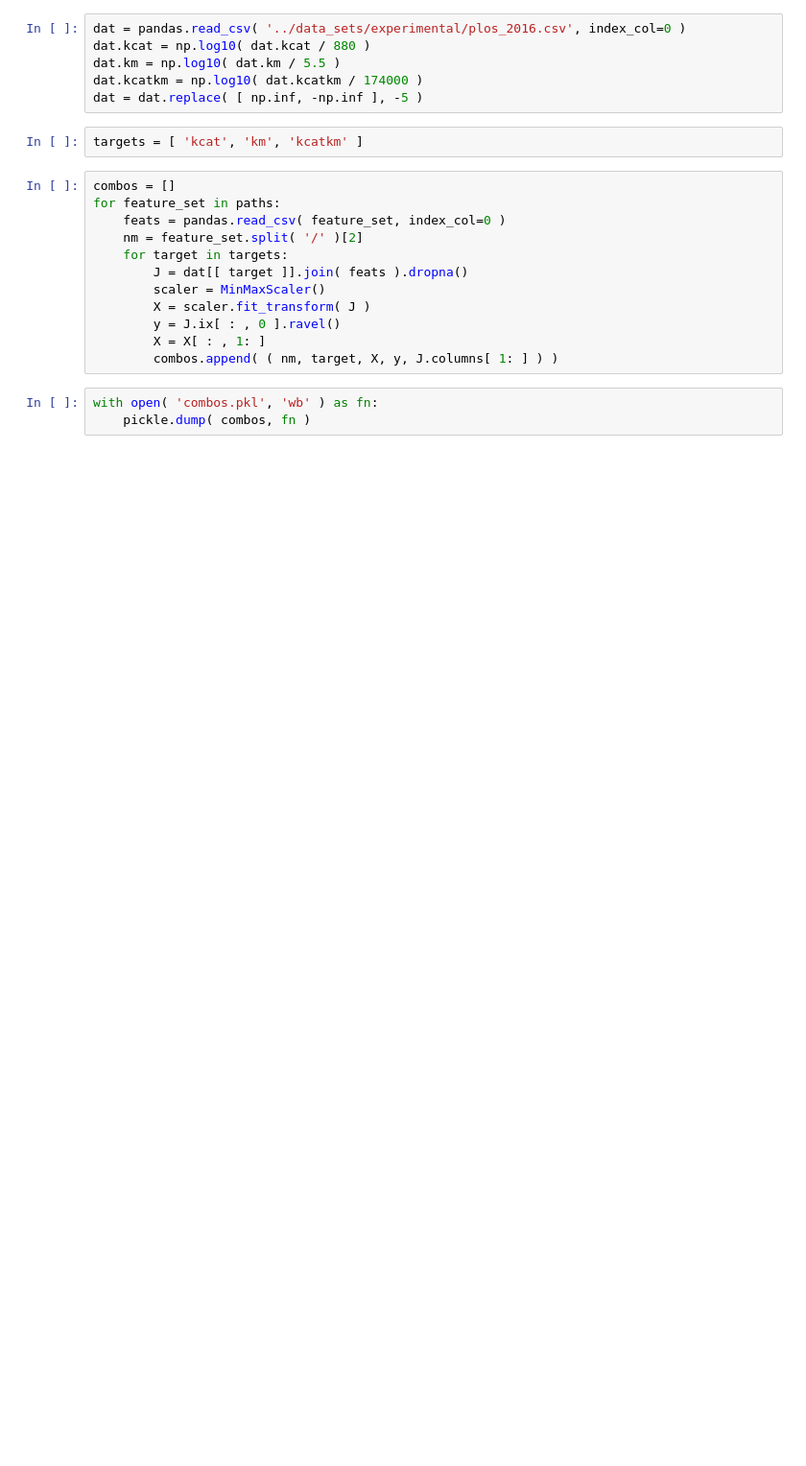
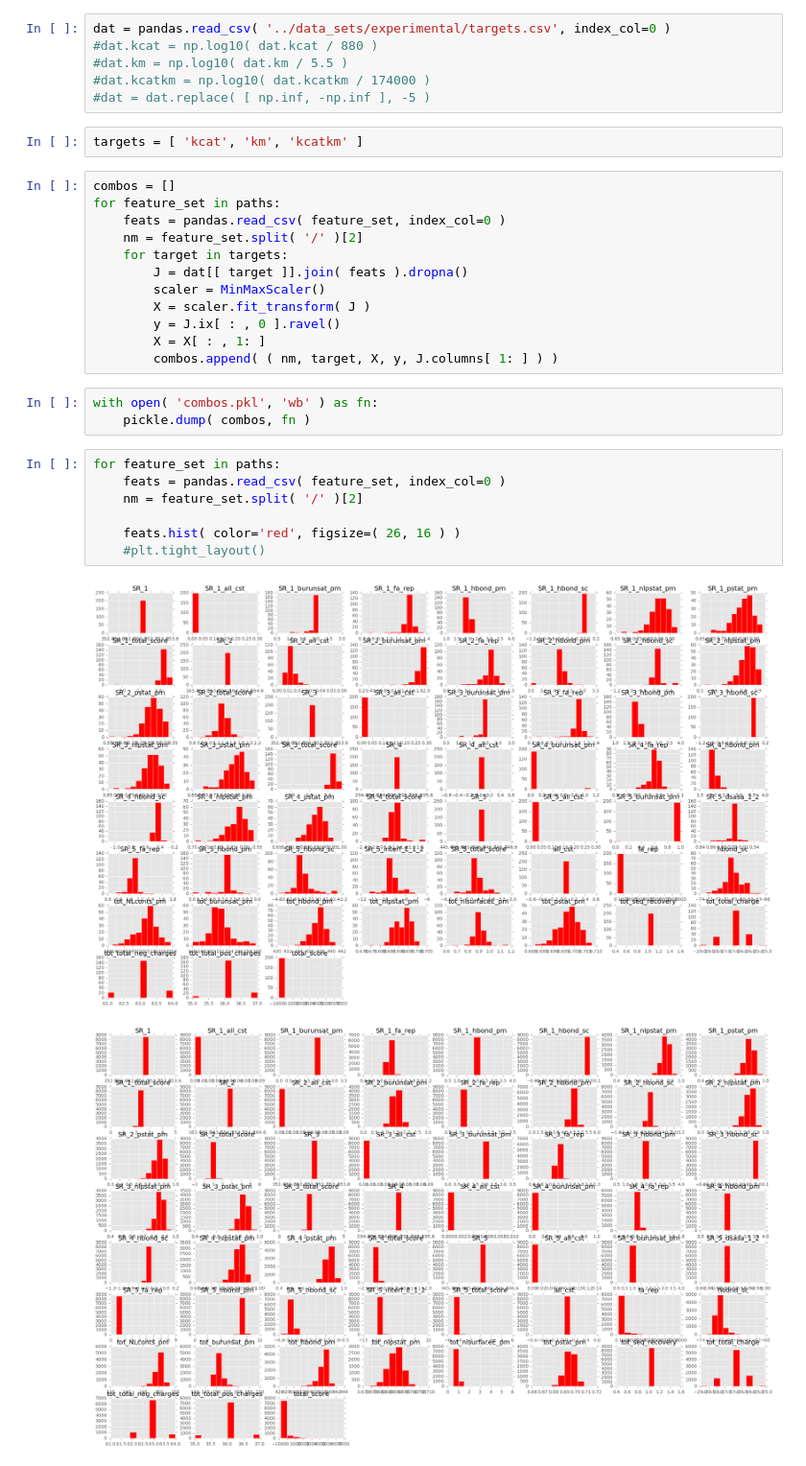
Before and after one commit to dacarlin/bagel-benchmark, a Jupyter notebook: machine_learning/feature_sets.ipynb, the cells around one changed output. Shown at 96% size. Drawn from its saved outputs; the diff is of its cells as text; blank space fills up the shorter version.

Commit message:
Updated data set

```diff
--- a/machine_learning/feature_sets.ipynb
+++ b/machine_learning/feature_sets.ipynb
@@ -17,11 +17,11 @@ paths = [
     # '../rosetta_runs/homology_models/feature_set.csv',
 ]
 # %%
-dat = pandas.read_csv( '../data_sets/experimental/plos_2016.csv', index_col=0 )
-dat.kcat = np.log10( dat.kcat / 880 )
-dat.km = np.log10( dat.km / 5.5 )
-dat.kcatkm = np.log10( dat.kcatkm / 174000 )
-dat = dat.replace( [ np.inf, -np.inf ], -5 )
+dat = pandas.read_csv( '../data_sets/experimental/targets.csv', index_col=0 )
+#dat.kcat = np.log10( dat.kcat / 880 )
+#dat.km = np.log10( dat.km / 5.5 )
+#dat.kcatkm = np.log10( dat.kcatkm / 174000 )
+#dat = dat.replace( [ np.inf, -np.inf ], -5 )
 # %%
 targets = [ 'kcat', 'km', 'kcatkm' ]
 # %%
@@ -39,3 +39,13 @@ for feature_set in paths:
 # %%
 with open( 'combos.pkl', 'wb' ) as fn:
     pickle.dump( combos, fn )
+# %%
+for feature_set in paths:
+    feats = pandas.read_csv( feature_set, index_col=0 )
+    nm = feature_set.split( '/' )[2]
+
+    feats.hist( color='red', figsize=( 26, 16 ) )
+    #plt.tight_layout()
+# %% [output]
+[figure, added]
+[figure, added]
```
Also changed, not shown: parts of 1 cell of this notebook, 2 other files.
